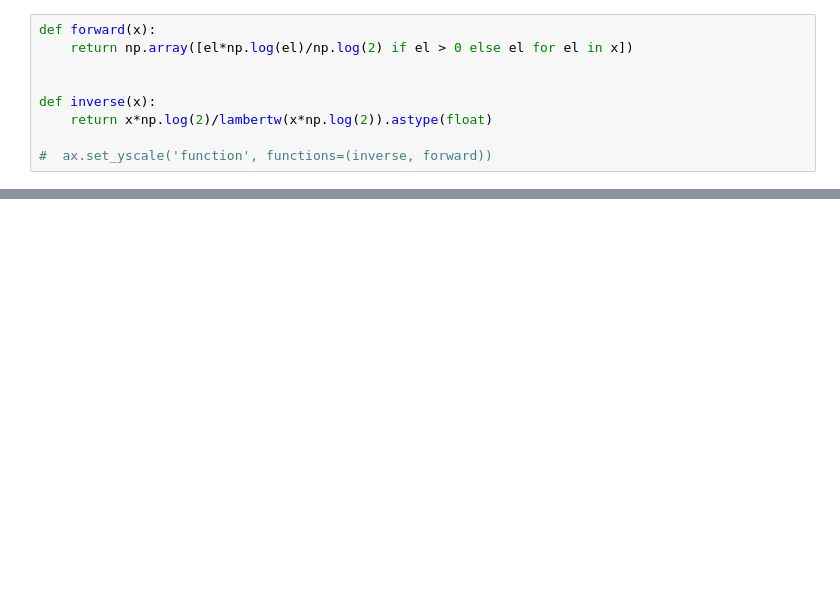
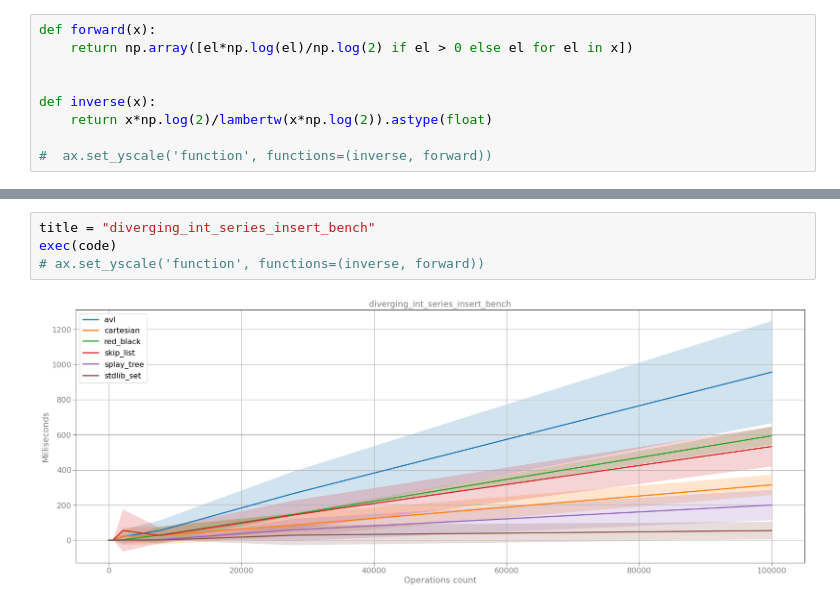
Before and after one commit to OganyanRV/Trees_implementation, a Jupyter notebook: experiments/Experiments.ipynb, the cells around one changed output, grey strips where cells are left out. Saved outputs shown, nothing was run; the diff lists cells and outputs as text; blank space fills up the shorter version.

```diff
--- a/experiments/Experiments.ipynb
+++ b/experiments/Experiments.ipynb
@@ -294,0 +82,6 @@ ax.set_yscale('function', functions=(inverse, forward))
+# %%
+title = "diverging_int_series_insert_bench"
+exec(code)
+# ax.set_yscale('function', functions=(inverse, forward))
+# %% [output]
+[figure, added]
```
Also changed, not shown: parts of 24 cells of this notebook, 21 other files.
